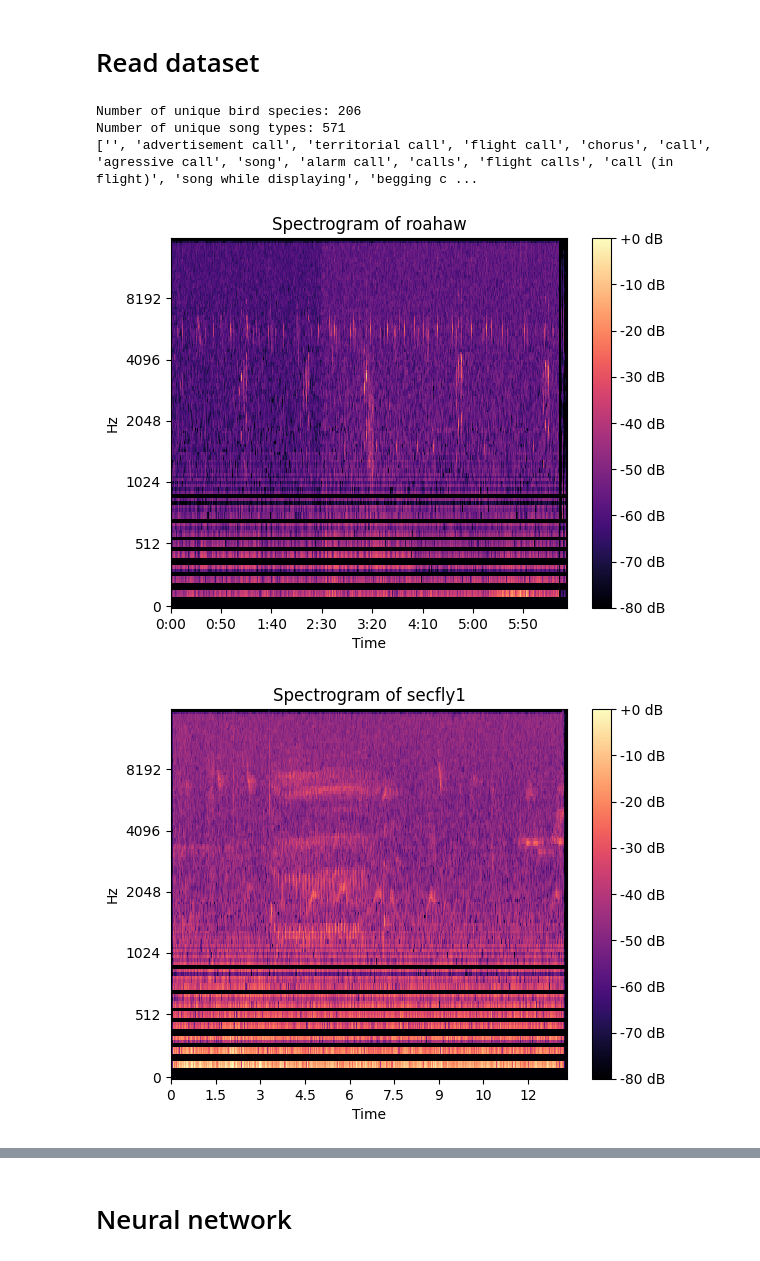
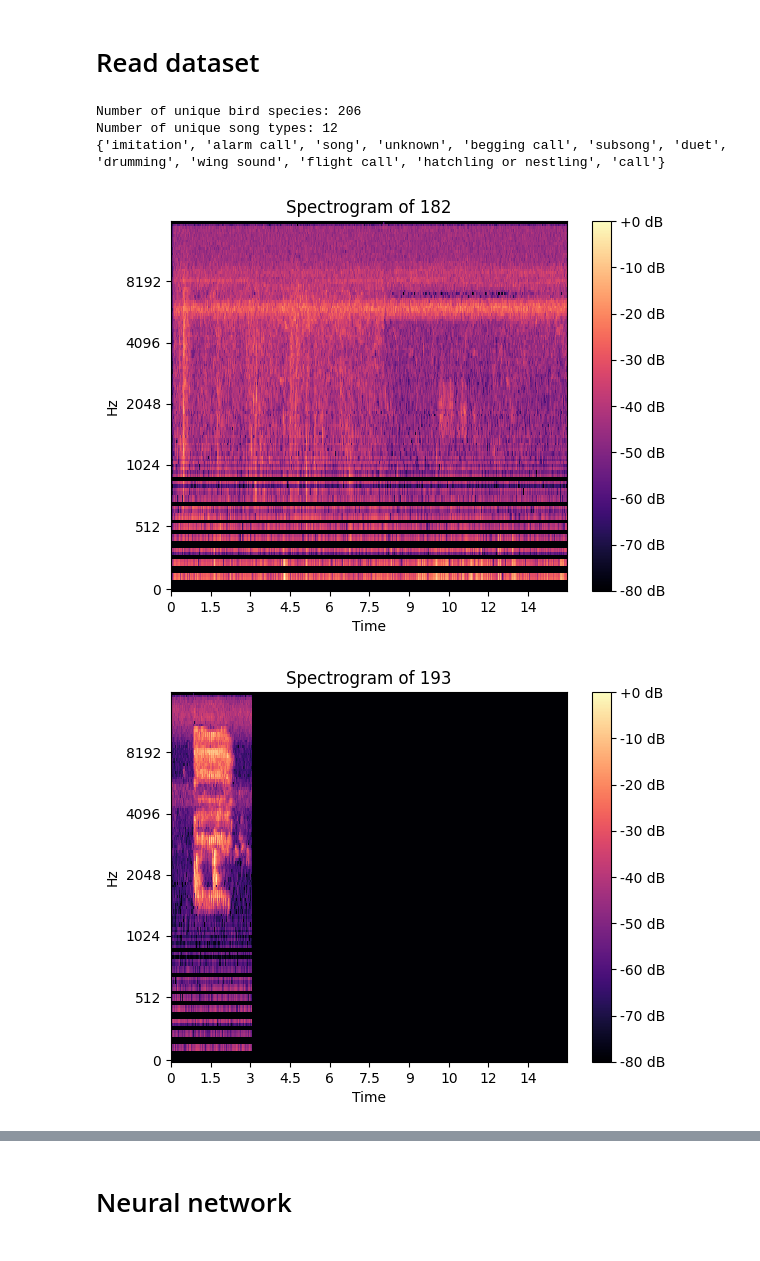
Before and after one commit to R-Jin/bird-song-classifier, a Jupyter notebook: bird_song_classifier.ipynb, the cells around one changed output, grey strips where cells are left out. Drawn from its saved outputs; the diff is of its cells as text; code cells hidden in the pictures.

Commit message:
Training data, Neural network and train loop. Training is VERY slow though so we need to do a lot of optimisations

```diff
--- a/bird_song_classifier.ipynb
+++ b/bird_song_classifier.ipynb
@@ -30,9 +31,10 @@ import re
 # %% [markdown]
 # Constants
 # %%
-BATCH_SIZE = 32
+BATCH_SIZE = 64
 
 SAMPLE_RATE = 32000
+HOP_LENGTH = 512
 # %% [markdown]
 # Some unwanted song type labels... may use later (Filter out unwanted labels, e.g. "frog", and combine labels with similar names)
 # %%
@@ -229,25 +220,21 @@ sorted_song_type_counts
 # %% [markdown]
 # Read dataset
 # %%
-# Unique bird species
-unique_bird_species = train_df['primary_label'].unique()
+unique_song_types = set()
+unique_bird_species = set()
 
-# Unique song types
-unique_song_types = []
-song_labels_lists = train_df['type'].unique().tolist()
+for bird_species in train_df['primary_label']:
+  unique_bird_species.add(bird_species)
+
+for song_types in train_df['type']:
+  for song_type in song_types:
+    unique_song_types.add(song_type)
 
 
-for song_labels in song_labels_lists:
-  results = re.findall(r"'([^']*)'", song_labels)
-  for result in results:
-    if result not in unique_song_types and result not in unwanted_labels:
-      unique_song_types.append(result)
-
-print(f"Number of unique bird species: {len(unique_bird_species)}")
+print(f"Number of unique bird species: {len(unique_bird_species)}" )
 print(f"Number of unique song types: {len(unique_song_types)}")
-
 print(unique_song_types)
 # %% [output]
 Number of unique bird species: 206
-Number of unique song types: 571
-['', 'advertisement call', 'territorial call', 'flight call', 'chorus', 'call', 'agressive call', 'song', 'alarm call', 'calls', 'flight calls', 'call (in flight)', 'song while displaying', 'begging c ...
+Number of unique song types: 12
+{'imitation', 'alarm call', 'song', 'unknown', 'begging call', 'subsong', 'duet', 'drumming', 'wing sound', 'flight call', 'hatchling or nestling', 'call'}
@@ -254,3 +245,33 @@ Number of unique song types: 571
+# %%
+# Collate function
+
+def collate_fn(batch):
+    waveforms, species_labels, type_labels = zip(*batch)  # unzip the batch tuples
+
+    # Filter out any empty waveforms (in case of loading errors)
+    batch_cleaned = [
+        (wf, sl, tl) for wf, sl, tl in zip(waveforms, species_labels, type_labels)
+        if wf.numel() > 0
+    ]
+    if len(batch_cleaned) == 0:
+        raise ValueError("All items in batch are invalid!")
+
+    waveforms, species_labels, type_labels = zip(*batch_cleaned)
+
+    # Pad all waveforms to the length of the longest one in the batch
+    max_len = max([wf.shape[-1] for wf in waveforms])
+    padded_waveforms = []
+    for wf in waveforms:
+        pad_size = max_len - wf.shape[-1]
+        padded_wf = F.pad(wf, (0, pad_size))  # Pad only the time axis (last dim)
+        padded_waveforms.append(padded_wf)
+
+    # Stack everything into tensors
+    waveforms_tensor = torch.stack(padded_waveforms)
+    species_labels_tensor = torch.stack(species_labels)
+    type_labels_tensor = torch.stack(type_labels)
+
+    return waveforms_tensor, species_labels_tensor, type_labels_tensor  # Return all three tensors
 # %%
 # Generated with gemini
 # Prompt: Create data loaders
@@ -309,27 +329,29 @@ train_dataset = BirdClefDataset(train_df, target_dir, torchaudio.transforms.MelS
 train_loader = DataLoader(train_dataset, batch_size=BATCH_SIZE, shuffle=True, collate_fn=collate_fn)
 # %%
-# Generated with GPT
+ # Generated with GPT
 # prompt: Visualise the data set
 
 import matplotlib.pyplot as plt
 import librosa.display
 
 def visualize_spectrograms(train_loader, num_spectrograms=5):
     count = 0
-    for spectrograms, labels, lengths in train_loader:
-        for j in range(spectrograms.shape[0]):
+    for waveforms, species_labels, type_labels in train_loader:
+        for j in range(waveforms.shape[0]):
             if count >= num_spectrograms:
                 return  # done
-            spectrogram = spectrograms[j, :, :lengths[j]].cpu().numpy()
+
+            spectrogram = waveforms[j, 0, :, :].cpu().numpy()
+
             fig, ax = plt.subplots()
             img = librosa.display.specshow(librosa.power_to_db(spectrogram, ref=np.max),
                                            x_axis='time', y_axis='mel', sr=SAMPLE_RATE, ax=ax)
-            ax.set(title=f'Spectrogram of {labels[j]}')
+            ax.set(title=f'Spectrogram of {species_labels[j]}') # Use species_labels for the title
             fig.colorbar(img, ax=ax, format="%+2.f dB")
             plt.show()
             count += 1
 
 visualize_spectrograms(train_loader)
 # %% [output]
-[figure, old version]
+[figure, new version]
-[figure, old version]
+[figure, new version]
```
Also changed, not shown: parts of 12 cells of this notebook.
